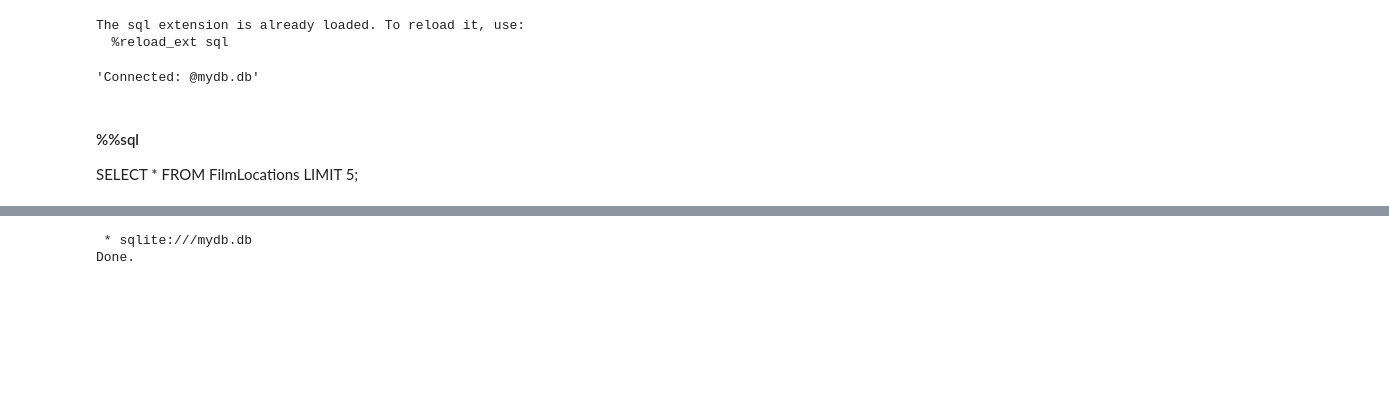
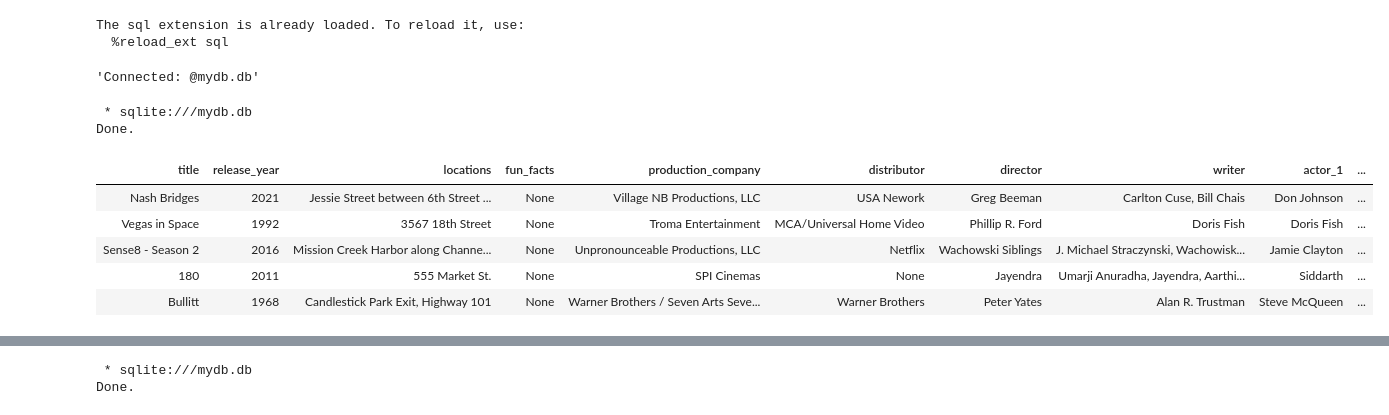
Before and after one commit to alirezaghorbani1983/IBM-DATA-SCIENCE, a Jupyter notebook: sql_new/sql_queries.ipynb, the cells around one changed output, grey strips where cells are left out. Saved outputs shown, nothing was run; the diff lists cells and outputs as text; code cells hidden in the pictures; blank space fills up the shorter version.

```diff
--- a/sql_new/sql_queries.ipynb
+++ b/sql_new/sql_queries.ipynb
@@ -44,7 +45,16 @@ WARNING: Ignoring invalid distribution ~qlalchemy (C:\Users\Gebruiker\AppData\Ro
 The sql extension is already loaded. To reload it, use:
   %reload_ext sql
 'Connected: @mydb.db'
-# %% [markdown]
-#### %%sql
-SELECT * FROM FilmLocations LIMIT 5;
+# %%
+%%sql
+SELECT * FROM FilmLocations limit 5;
+# %% [output]
+ * sqlite:///mydb.db
+Done.
+| title | release_year | locations | fun_facts | production_company | distributor | director | writer | actor_1 | ... |
+| Nash Bridges | 2021 | Jessie Street between 6th Street ... | None | Village NB Productions, LLC | USA Nework | Greg Beeman | Carlton Cuse, Bill Chais | Don Johnson | ... |
+| Vegas in Space | 1992 | 3567 18th Street | None | Troma Entertainment | MCA/Universal Home Video | Phillip R. Ford | Doris Fish | Doris Fish | ... |
+| Sense8 - Season 2 | 2016 | Mission Creek Harbor along Channe... | None | Unpronounceable Productions, LLC | Netflix | Wachowski Siblings | J. Michael Straczynski, Wachowisk... | Jamie Clayton | ... |
+| 180 | 2011 | 555 Market St. | None | SPI Cinemas | None | Jayendra | Umarji Anuradha, Jayendra, Aarthi... | Siddarth | ... |
+| Bullitt | 1968 | Candlestick Park Exit, Highway 101 | None | Warner Brothers / Seven Arts Seve... | Warner Brothers | Peter Yates | Alan R. Trustman | Steve McQueen | ... |
 # %%
```
Also changed, not shown: parts of 9 cells of this notebook, 1 other file.
